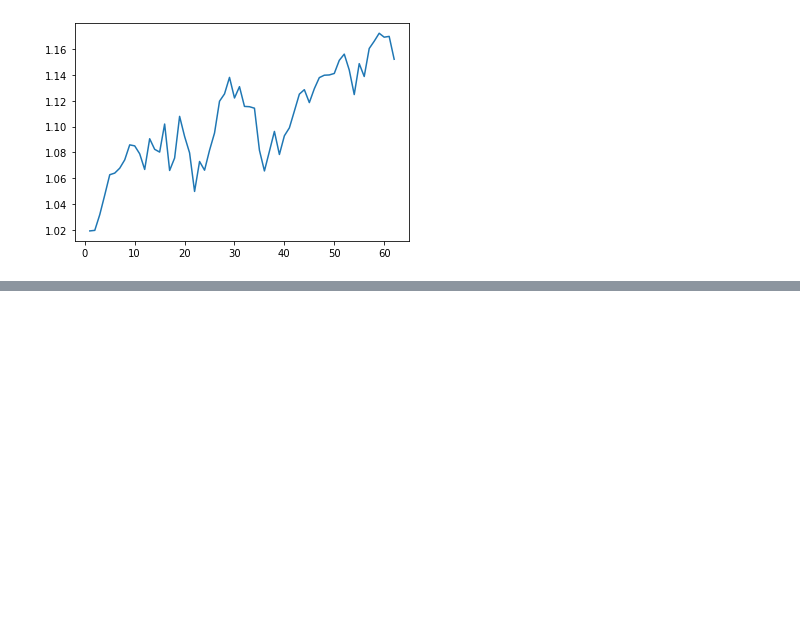
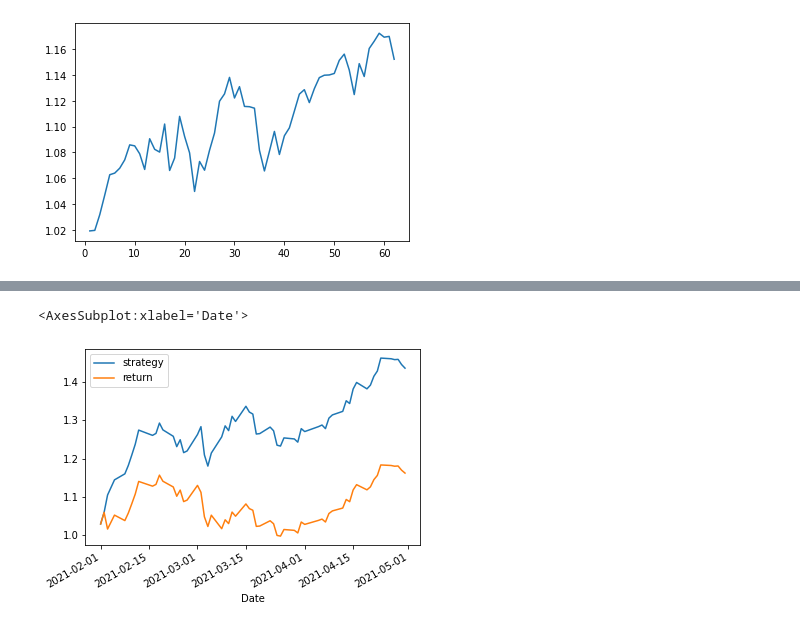
Before and after one commit to tonghuang-uw/Project_2, a Jupyter notebook: Machine Learning Model.ipynb, the cells around one changed output, grey strips where cells are left out. Drawn from its saved outputs; the diff is of its cells as text; code cells hidden in the pictures; blank space fills up the shorter version.

```diff
--- a/Machine Learning Model.ipynb
+++ b/Machine Learning Model.ipynb
@@ -209,0 +232,6 @@ price_3month[["strategy","return"]].cumsum().apply(np.exp).plot()
+# %%
+price_3month["strategy"] = price_3month["prediction"] * price_3month["return"]
+price_3month[["strategy","return"]].cumsum().apply(np.exp).plot()
+# %% [output]
+<AxesSubplot:xlabel='Date'>
+[figure, added]
```
Also changed, not shown: parts of 32 cells of this notebook.
